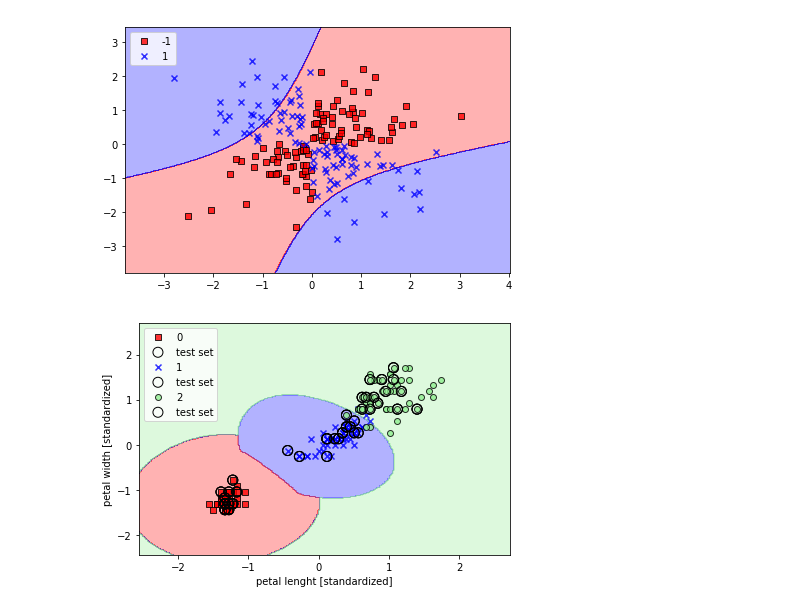
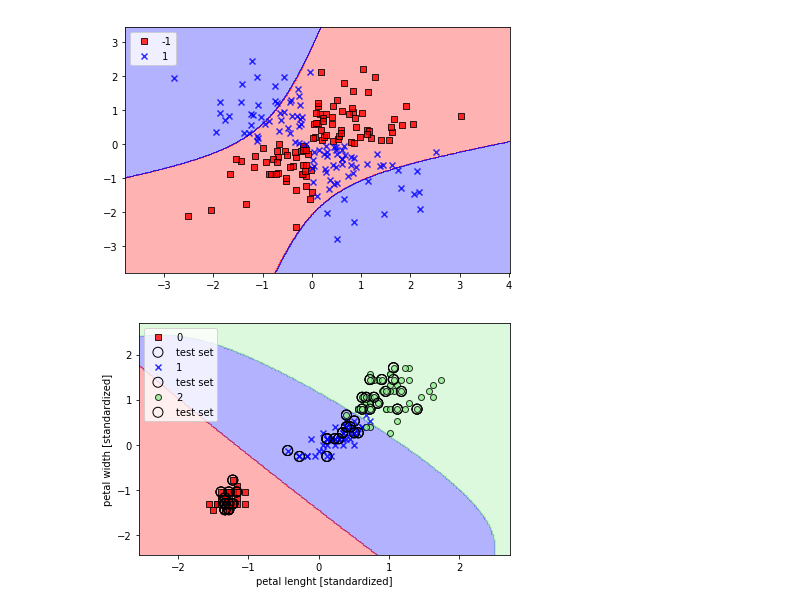
Before and after one commit to shokirovnozir/ML, a Jupyter notebook: pythonML.ipynb, the cells around one changed output. Drawn from its saved outputs; the diff is of its cells as text; code cells hidden in the pictures.

```diff
--- a/pythonML.ipynb
+++ b/pythonML.ipynb
@@ -887,13 +887,13 @@ plt.show()
 # %% [output]
 [figure]
 # %%
-svm = SVC(kernel='rbf', random_state=1, gamma=0.9, C=1.0)
+svm = SVC(kernel='rbf', random_state=1, gamma=0.2, C=1.0)
 svm.fit(X_train_std, y_train)
 plot_decision_regions(X_combined_std, y_combined, classifier=svm, test_idx=range(105,150))
 plt.xlabel('petal lenght [standardized]')
 plt.ylabel('petal width [standardized]')
 plt.legend(loc='upper left')
 plt.tight_layout()
 plt.show()
 # %% [output]
-[figure, old version]
+[figure, new version]
```
Also changed, not shown: parts of 9 cells of this notebook.
